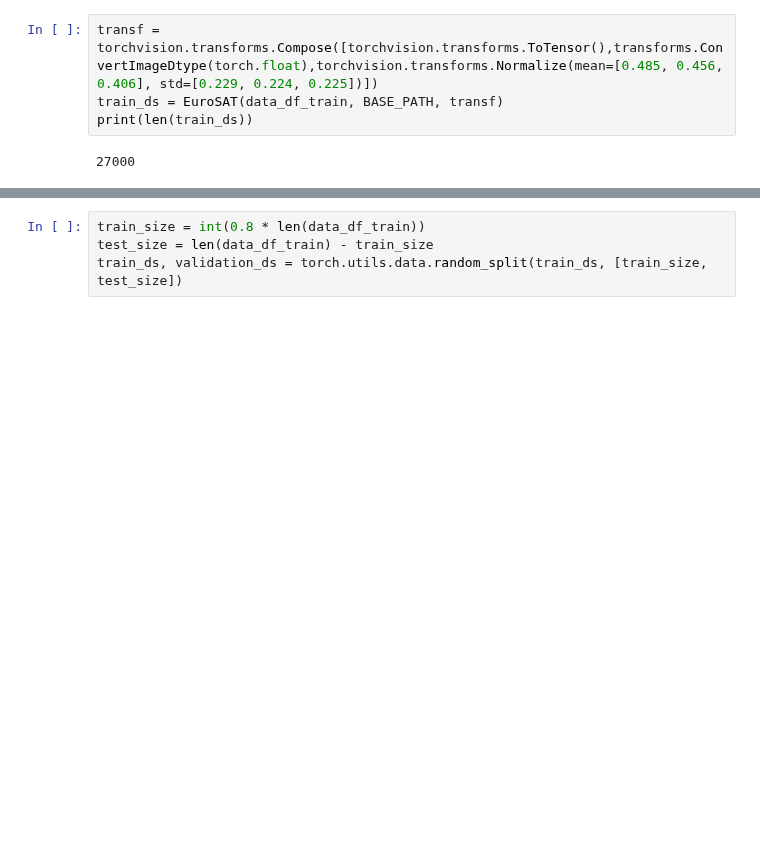
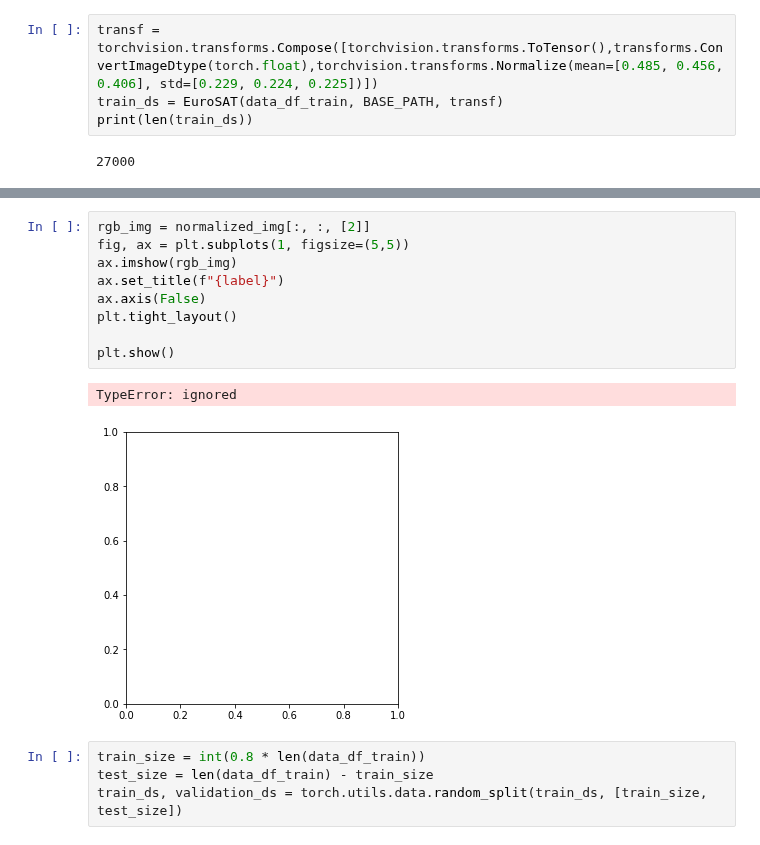
Before and after one commit to nicikess/hsg-ml-course, a Jupyter notebook: notebooks/ml_challenge_ResNet_50_with_3_channels_pretrained.ipynb, the cells around one changed output, grey strips where cells are left out. Cells and saved outputs as stored; diff of their text form; blank space fills up the shorter version.

```diff
--- a/notebooks/ml_challenge_ResNet_50_with_3_channels_pretrained.ipynb
+++ b/notebooks/ml_challenge_ResNet_50_with_3_channels_pretrained.ipynb
@@ -258,3 +294,15 @@ print(len(train_ds))
+# %%
+rgb_img = normalized_img[:, :, [2]]
+fig, ax = plt.subplots(1, figsize=(5,5))
+ax.imshow(rgb_img)
+ax.set_title(f"{label}")
+ax.axis(False)
+plt.tight_layout()
+
+plt.show()
+# %% [output]
+TypeError: ignored
+[figure, added]
 # %%
 train_size = int(0.8 * len(data_df_train))
 test_size = len(data_df_train) - train_size
```
Also changed, not shown: parts of 5 cells of this notebook.
